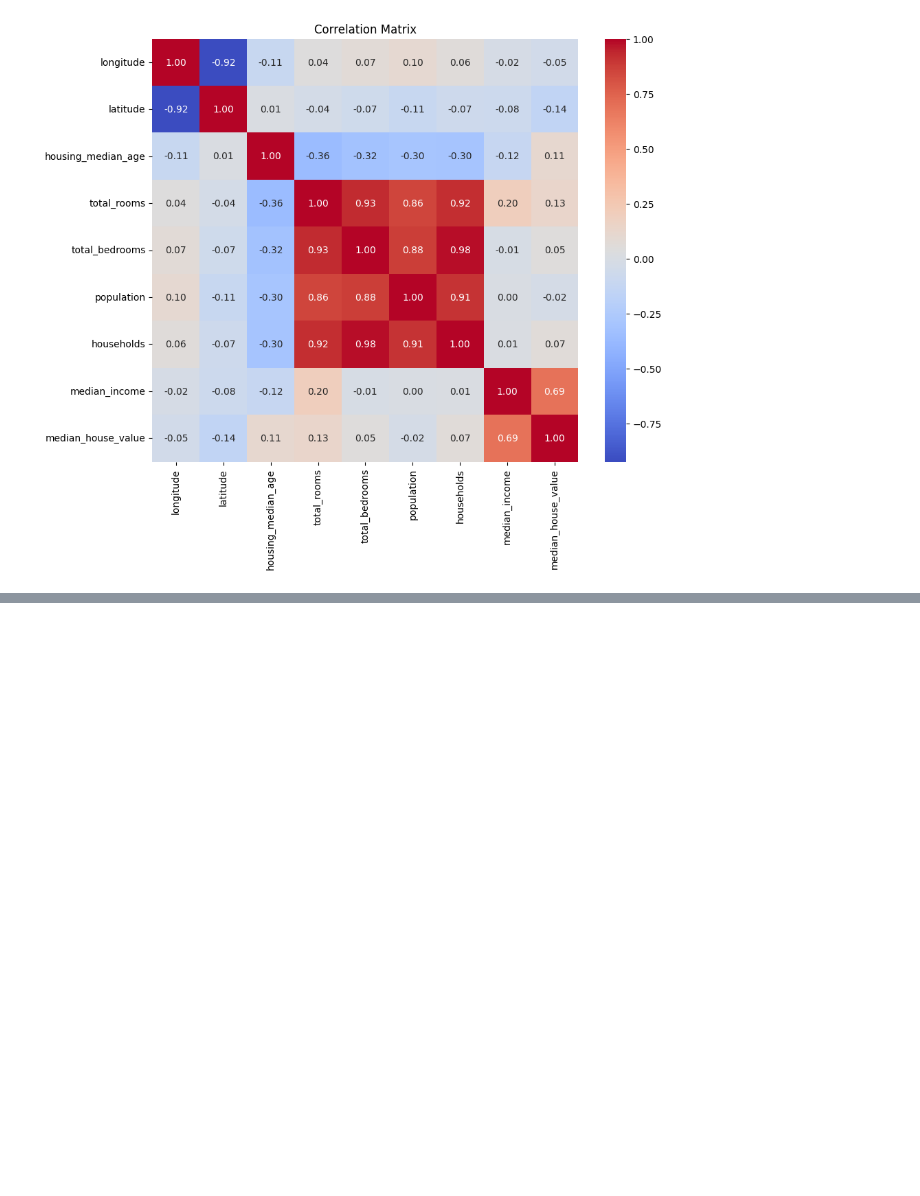
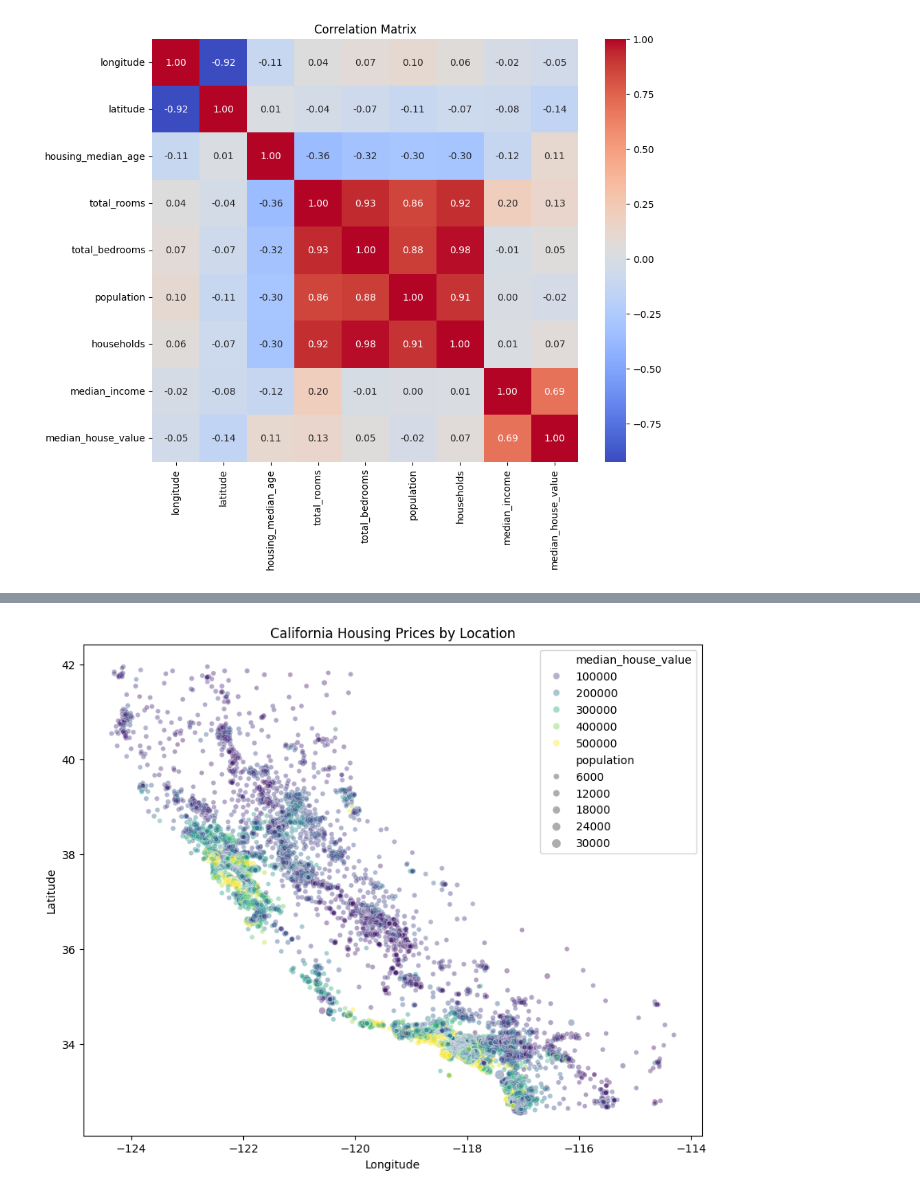
Before and after one commit to bnfshedehqan/house-price-prediction, a Jupyter notebook: house_price_prediction.ipynb, the cells around one changed output, grey strips where cells are left out. Cells and saved outputs as stored; diff of their text form; code cells hidden in the pictures; blank space fills up the shorter version.

```diff
--- a/house_price_prediction.ipynb
+++ b/house_price_prediction.ipynb
@@ -162,0 +210,23 @@ plt.show()
+# %%
+# California Housing یک Dataset جغرافیایی است، پس longitude و latitude ارزش زیادی دارند.
+# می‌توانیم محل خانه‌ها را روی یک Scatter Plot ببینیم:
+
+plt.figure(figsize=(10, 8))
+
+sns.scatterplot(
+    data=df,
+    x="longitude",
+    y="latitude",
+    hue="median_house_value",
+    size="population",
+    alpha=0.4,
+    palette="viridis"
+)
+
+plt.title("California Housing Prices by Location")
+plt.xlabel("Longitude")
+plt.ylabel("Latitude")
+
+plt.show()
+# %% [output]
+[figure, added]
```
Also changed, not shown: parts of 14 cells of this notebook.
